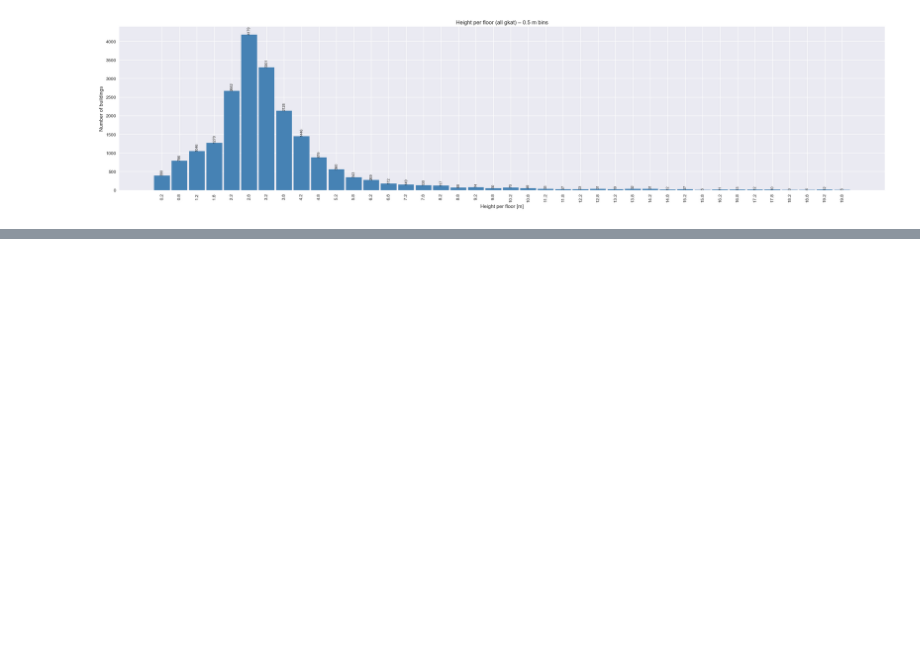
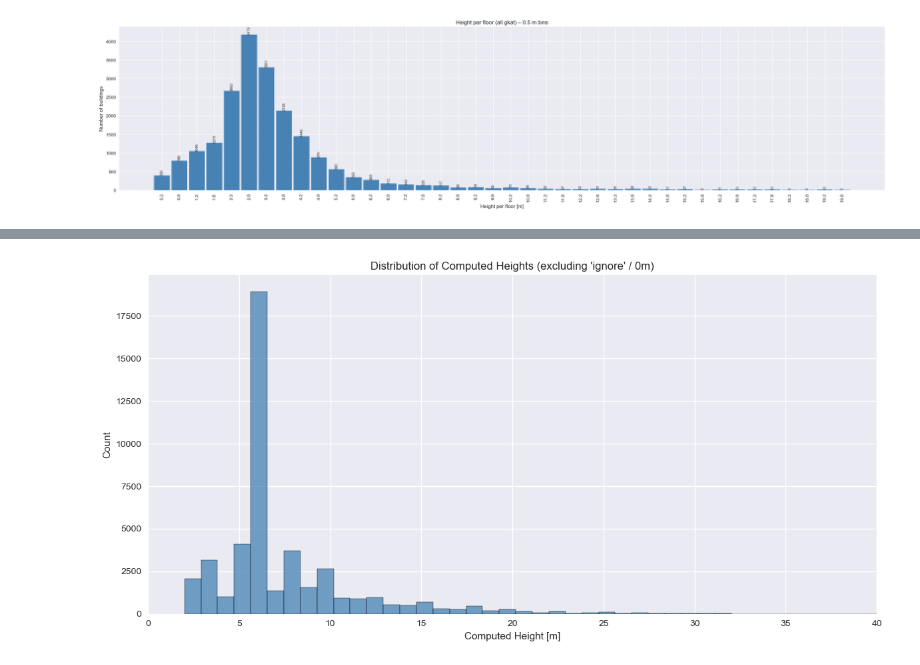
Before and after one commit to 159Alex951/BTh-06-Twin2AR, a Jupyter notebook: Geobasiszwilling/geobasiszwilling_fhnw/import/proj/viz.ipynb, the cells around one changed output, grey strips where cells are left out. Saved outputs shown, nothing was run; the diff lists cells and outputs as text; code cells hidden in the pictures; blank space fills up the shorter version.

```diff
--- a/Geobasiszwilling/geobasiszwilling_fhnw/import/proj/viz.ipynb
+++ b/Geobasiszwilling/geobasiszwilling_fhnw/import/proj/viz.ipynb
@@ -209,0 +259,17 @@ plt.show()
+# %%
+# Exclude 'ignore' features (where height is artificially set to 0 and the object is dropped)
+valid_heights = stats_df[stats_df['height_source'] != 'ignore']
+
+# 2. Histogram of Computed Heights
+plt.figure(figsize=(12, 6))
+sns.histplot(valid_heights['computed_height'], bins=100, kde=False, color="steelblue")
+plt.title("Distribution of Computed Heights (excluding 'ignore' / 0m)")
+plt.xlabel("Computed Height [m]")
+plt.ylabel("Count")
+
+# We limit the X-axis slightly to visualize the bulk of the data without being distorted by rare skyscrapers
+plt.xlim(0, max(40, valid_heights['computed_height'].quantile(0.99)))
+plt.tight_layout()
+plt.show()
+# %% [output]
+[figure, added]
```
Also changed, not shown: parts of 6 cells of this notebook, 2 other files.
